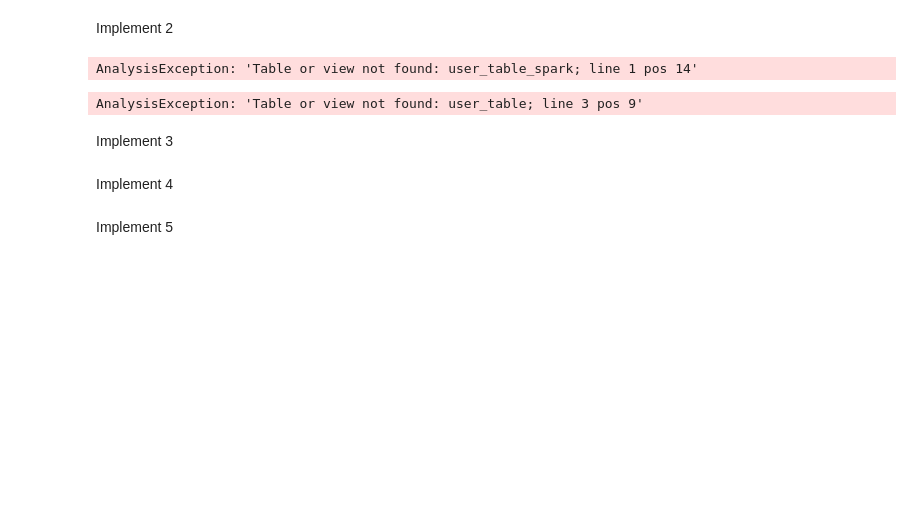
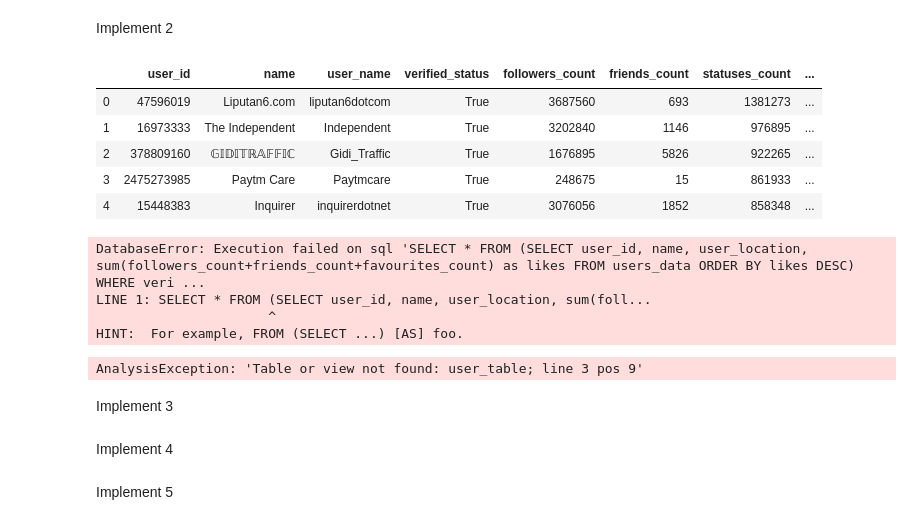
Before and after one commit to Hui-Dora-Wang/Search-Application-on-Twitter, a Jupyter notebook: search_app.ipynb, the cells around one changed output. Saved outputs shown, nothing was run; the diff lists cells and outputs as text; code cells hidden in the pictures; blank space fills up the shorter version.

```diff
--- a/search_app.ipynb
+++ b/search_app.ipynb
@@ -372,7 +368,24 @@ Implement 2
 # most popular user ranked by followers_count, friends_count, and favourites_count;
 # or the most active location ranked by tweets count.
-# %%
-results = spark.sql(
-  "SELECT * FROM user_table_spark")
-# %% [output]
-AnalysisException: 'Table or view not found: user_table_spark; line 1 pos 14'
+# %%
+# using SQL
+# the most active verified user ranked by statuses_count
+active_user = create_pandas_table("SELECT * FROM users_data WHERE verified_status='True' ORDER BY statuses_count DESC")
+active_user.head(5)
+# %% [output]
+|  | user_id | name | user_name | verified_status | followers_count | friends_count | statuses_count | ... |
+| 0 | 47596019 | Liputan6.com | liputan6dotcom | True | 3687560 | 693 | 1381273 | ... |
+| 1 | 16973333 | The Independent | Independent | True | 3202840 | 1146 | 976895 | ... |
+| 2 | 378809160 | 𝔾𝕀𝔻𝕀𝕋ℝ𝔸𝔽𝔽𝕀ℂ | Gidi_Traffic | True | 1676895 | 5826 | 922265 | ... |
+| 3 | 2475273985 | Paytm Care | Paytmcare | True | 248675 | 15 | 861933 | ... |
+| 4 | 15448383 | Inquirer | inquirerdotnet | True | 3076056 | 1852 | 858348 | ... |
+# %%
+# using SQL
+# the most popular user ranked by followers_count, friends_count, and favourites_count
+pop_user = create_pandas_table("SELECT * FROM (SELECT user_id, name, user_location, sum(followers_count+friends_count+favourites_count) as likes FROM users_data ORDER BY likes DESC) WHERE verified_status='True' ")
+pop_user.head(5)
+# %% [output]
+DatabaseError: Execution failed on sql 'SELECT * FROM (SELECT user_id, name, user_location, sum(followers_count+friends_count+favourites_count) as likes FROM users_data ORDER BY likes DESC) WHERE veri ...
+LINE 1: SELECT * FROM (SELECT user_id, name, user_location, sum(foll...
+                      ^
+HINT:  For example, FROM (SELECT ...) [AS] foo.
```
Also changed, not shown: parts of 12 cells of this notebook.
